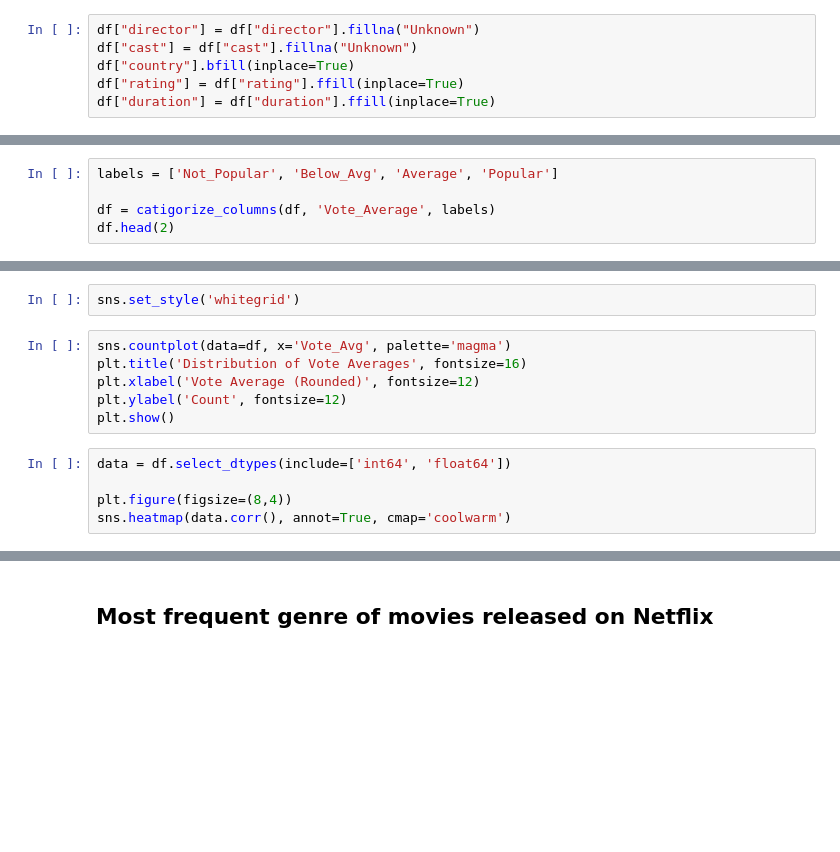
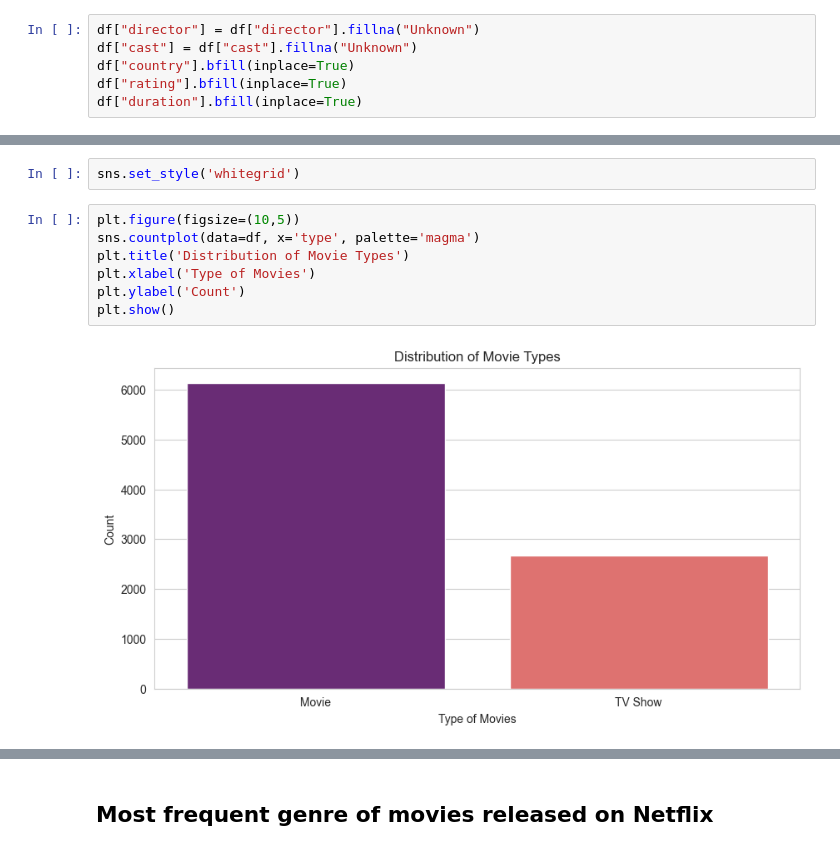
Before and after one commit to AftabQuant/Data-Analysis-Project, a Jupyter notebook: Netflix Analysis Project With Dashboard/Netflix Movie Data Analysis.ipynb, the cells around one changed output, grey strips where cells are left out. Saved outputs shown, nothing was run; the diff lists cells and outputs as text; blank space fills up the shorter version.

```diff
--- a/Netflix Analysis Project With Dashboard/Netflix Movie Data Analysis.ipynb
+++ b/Netflix Analysis Project With Dashboard/Netflix Movie Data Analysis.ipynb
@@ -74,8 +74,8 @@ df.head(2)
 df["director"] = df["director"].fillna("Unknown")
 df["cast"] = df["cast"].fillna("Unknown")
 df["country"].bfill(inplace=True)
-df["rating"] = df["rating"].ffill(inplace=True)
-df["duration"] = df["duration"].ffill(inplace=True)
+df["rating"].bfill(inplace=True)
+df["duration"].bfill(inplace=True)
 # %%
 df.info()
 # %% [output]
@@ -110,5 +98,0 @@ def catigorize_columns(df, col, labels):
-# %%
-labels = ['Not_Popular', 'Below_Avg', 'Average', 'Popular']
-
-df = catigorize_columns(df, 'Vote_Average', labels)
-df.head(2)
@@ -121,14 +131,12 @@ df.nunique()
 # %%
 sns.set_style('whitegrid')
 # %%
-sns.countplot(data=df, x='Vote_Avg', palette='magma')
-plt.title('Distribution of Vote Averages', fontsize=16)
-plt.xlabel('Vote Average (Rounded)', fontsize=12)
-plt.ylabel('Count', fontsize=12)
+plt.figure(figsize=(10,5))
+sns.countplot(data=df, x='type', palette='magma')
+plt.title('Distribution of Movie Types')
+plt.xlabel('Type of Movies')
+plt.ylabel('Count')
 plt.show()
+# %% [output]
+[figure, added]
-# %%
-data = df.select_dtypes(include=['int64', 'float64'])
-
-plt.figure(figsize=(8,4))
-sns.heatmap(data.corr(), annot=True, cmap='coolwarm')
 # %%
```
Also changed, not shown: parts of 9 cells of this notebook.
